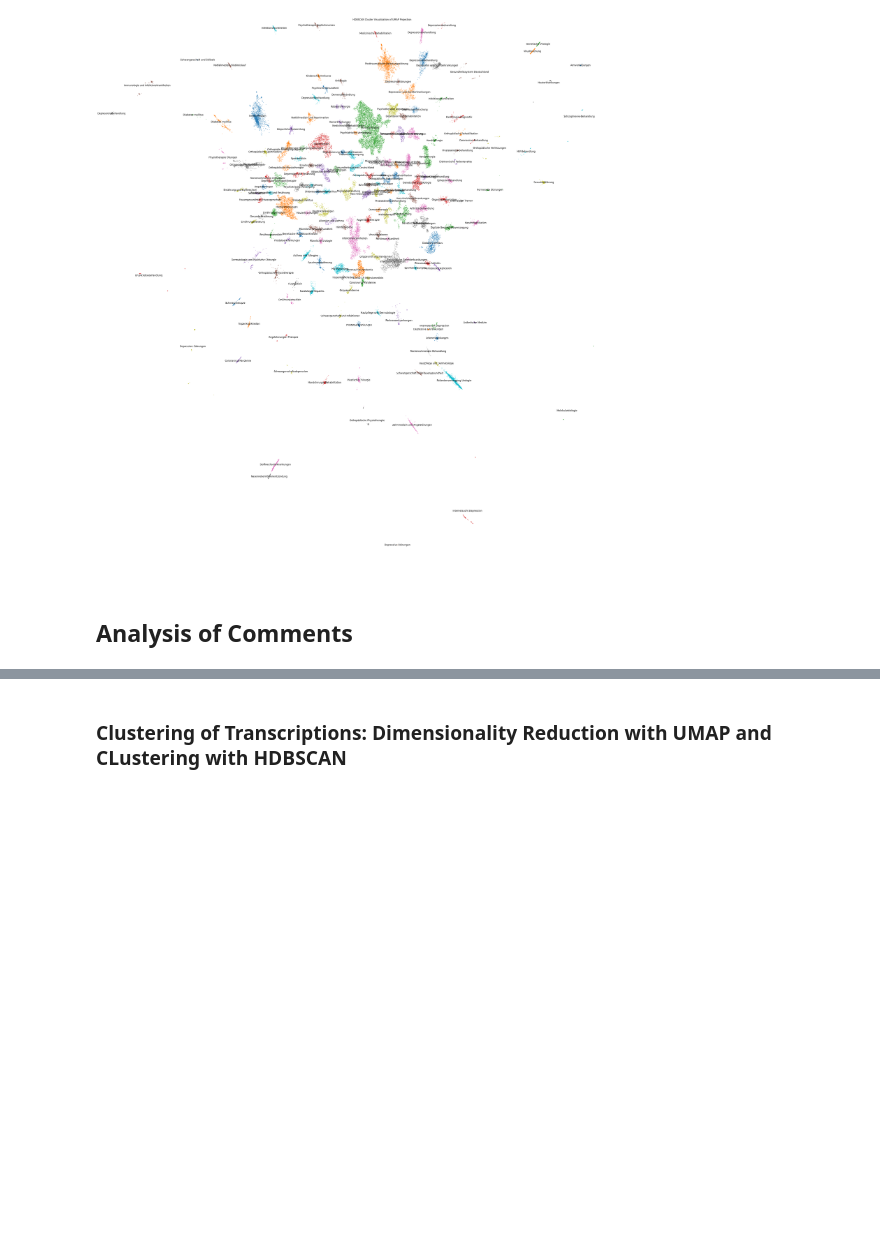
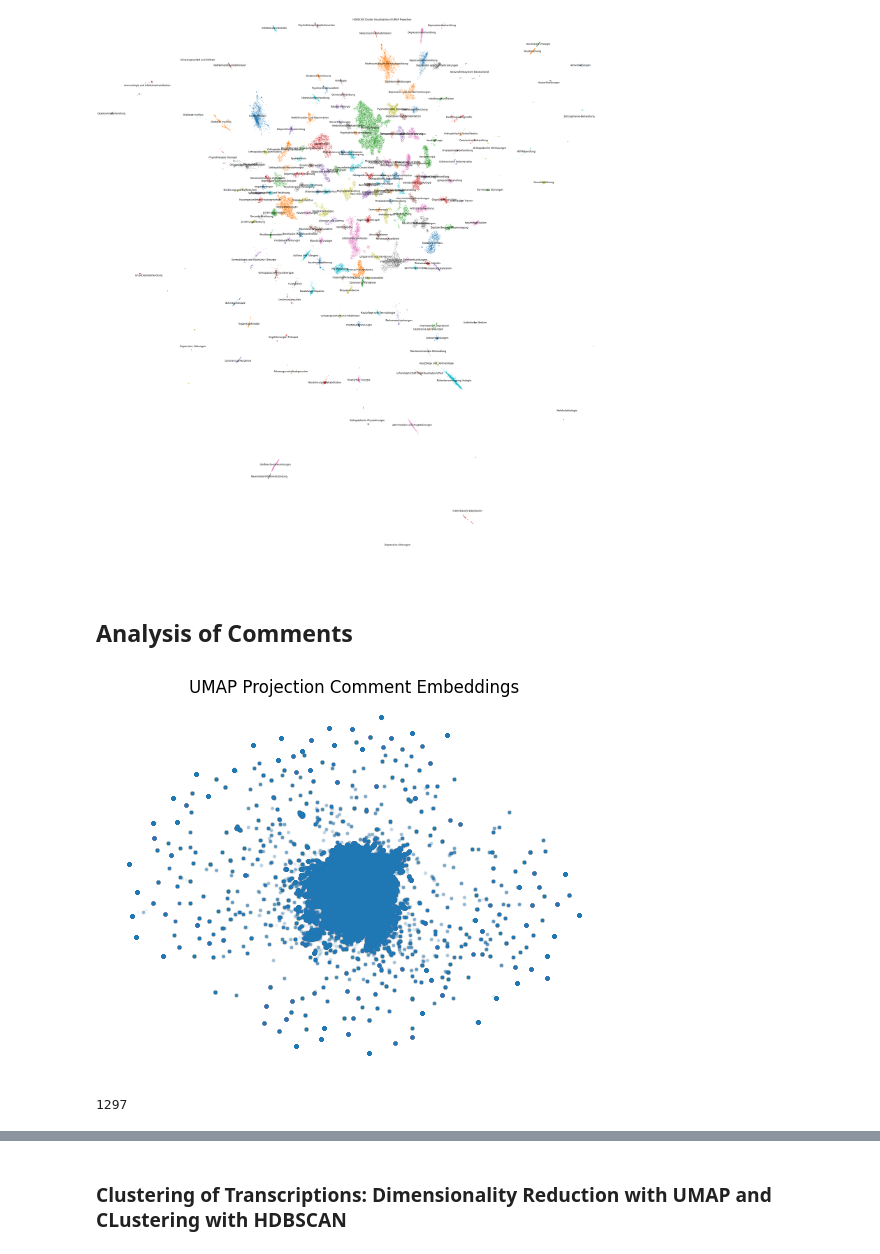
Before and after one commit to J-Gann/medfluencer, a Jupyter notebook: medfluencer_data_analysis.ipynb, the cells around one changed output, grey strips where cells are left out. Drawn from its saved outputs; the diff is of its cells as text; code cells hidden in the pictures; blank space fills up the shorter version.

```diff
--- a/medfluencer_data_analysis.ipynb
+++ b/medfluencer_data_analysis.ipynb
@@ -130,16 +134,14 @@ with open("medfluencer/scraping/videos_scraping.json", "r") as f:
 # %%
-# TODO: Load as np array
+with open("medfluencer/embeddings/video_description_embeddings.npy", "rb") as f:
+    video_description_embeddings = np.load(f)
 
-with open("medfluencer/embeddings/video_description_embeddings.json", "r") as f:
-    video_description_embeddings = json.load(f)
+with open("medfluencer/embeddings/video_transcription_embeddings.npy", "rb") as f:
+    video_transcription_embeddings = np.load(f)
 
-with open("medfluencer/embeddings/video_transcription_embeddings.json", "r") as f:
-    video_transcription_embeddings = json.load(f)
+with open("medfluencer/embeddings/video_title_embeddings.npy", "rb") as f:
+    video_title_embeddings = np.load(f)
 
-with open("medfluencer/embeddings/video_title_embeddings.json", "r") as f:
-    video_title_embeddings = json.load(f)
-
-with open("medfluencer/embeddings/video_ids.json", "r") as f:
-    video_ids = json.load(f)
+with open("medfluencer/embeddings/video_ids.npy", "rb") as f:
+    video_ids = np.load(f)
 
 videos = [videos_data[video_id] for video_id in video_ids]
@@ -371,14 +364,16 @@ with open("medfluencer/evaluation/comment_embeddings_2d.npy", "rb") as f:
 # %%
 plt.scatter(
     comment_embeddings_2d[:, 0],
-    video_description_embeddings_2d[:, 1],
+    comment_embeddings_2d[:, 1],
     marker=".",
     s=10,
     alpha=0.03,
 )
 plt.title("UMAP Projection Comment Embeddings")
 plt.axis("off")
 plt.show()
+# %% [output]
+[figure, added]
 # %%
 clustering = HDBSCAN(min_cluster_size=50, max_cluster_size=10000).fit_predict(
     comment_embeddings_2d
@@ -387,3 +382,5 @@ clustering = HDBSCAN(min_cluster_size=50, max_cluster_size=10000).fit_predict(
 unique_clusters = np.unique(clustering)
 n_clusters = len(unique_clusters)
 n_clusters
+# %% [output]
+1297
```
Also changed, not shown: parts of 16 cells of this notebook.
